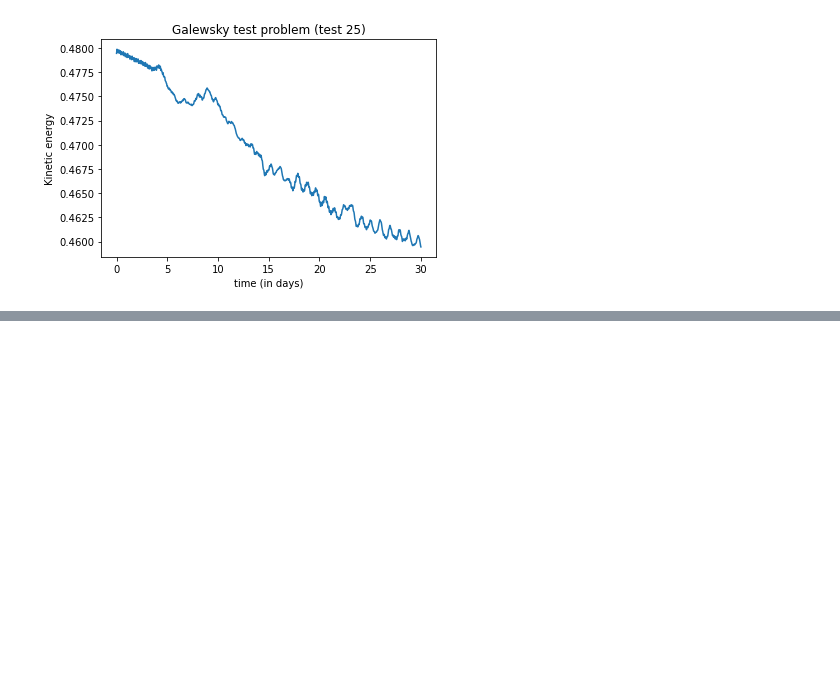
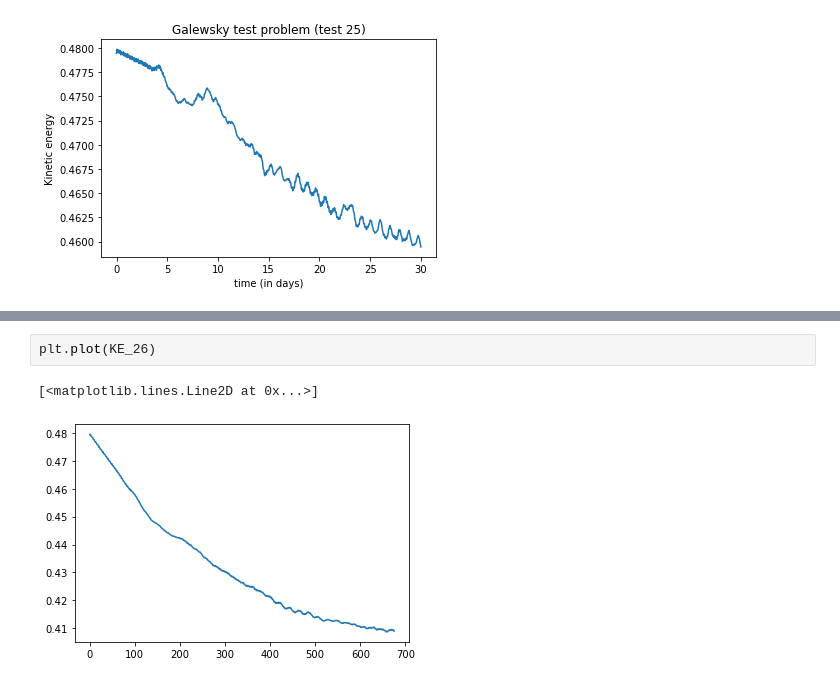
Before and after one commit to sharma-kk/viscous_shallow_water, a Jupyter notebook: kinetic_energy_plots.ipynb, the cells around one changed output, grey strips where cells are left out. Saved outputs shown, nothing was run; the diff lists cells and outputs as text; blank space fills up the shorter version.

```diff
--- a/kinetic_energy_plots.ipynb
+++ b/kinetic_energy_plots.ipynb
@@ -72,0 +75,5 @@ Text(0.5, 1.0, 'Galewsky test problem (test 25)')
+# %%
+plt.plot(KE_26)
+# %% [output]
+[<matplotlib.lines.Line2D at 0x...>]
+[figure, added]
```
Also changed, not shown: parts of 3 cells of this notebook, 51 other files.
